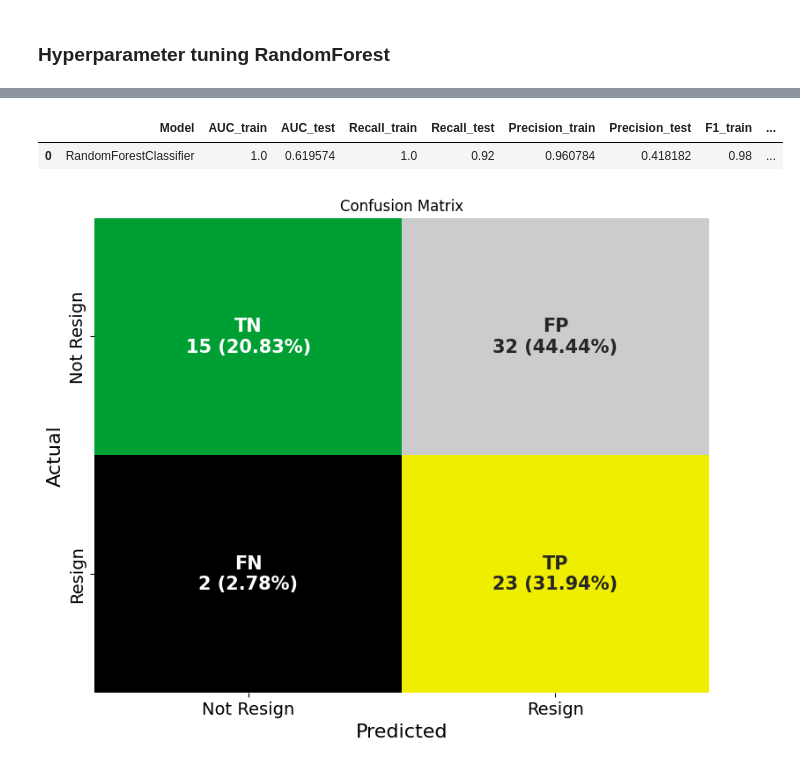
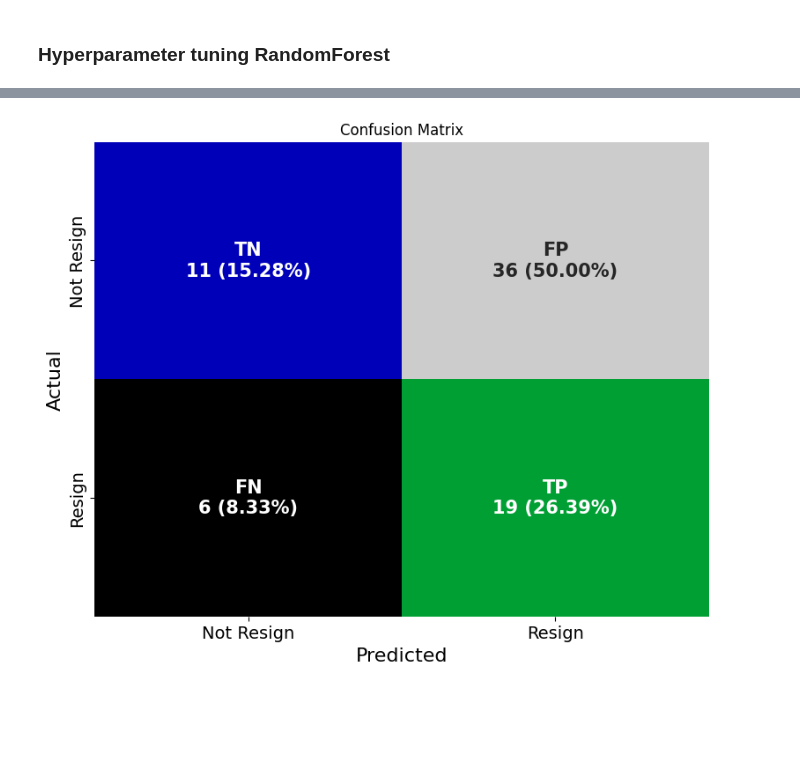
Before and after one commit to azaryasph/Improving-Employee-Retention-By-Predicting-Employee-Attrition-Using-Machine-Learning, a Jupyter notebook: notebook/predict_employee_attrition.ipynb, the cells around one changed output, grey strips where cells are left out. Cells and saved outputs as stored; diff of their text form; code cells hidden in the pictures; blank space fills up the shorter version.

```diff
--- a/notebook/predict_employee_attrition.ipynb
+++ b/notebook/predict_employee_attrition.ipynb
@@ -1461,7 +1433,7 @@ eval_metrics
 fig, ax = plt.subplots(figsize=(10, 6))
 
 for model in models:
-    plot_roc_curve(model, X_train_over, y_train_over, X_test_enc_ohe, y_test, ax)
+    plot_roc_curve(model, X_train_over, y_train_over, X_test_ohe, y_test, ax)
 
 # Display the legend
 ax.legend()
@@ -1472,0 +1445,36 @@ plt.show()
+# %%
+# Define parameter to tune Random Forest
+param_rf = {
+    'n_estimators': [100, 200, 300],
+    'max_depth': [3, 5, 7, 9, 10],
+    'min_samples_split': [2, 3, 4, 5],
+    'min_samples_leaf': [1, 2, 3],
+    'max_features': ['auto', 'sqrt', 'log2'],
+    'bootstrap': [True, False],
+    'random_state': [100, 103]
+}
+
+# Initialize Random Forest
+rf_hr = RandomForestClassifier(random_state=103)
+
+# Initialize GridSearchCV
+grid_search = GridSearchCV(
+    estimator=rf_hr,
+    param_grid=param_rf,
+    scoring='recall',
+    cv=10,
+    n_jobs=-1
+)
+
+# Fit the model to the training data
+grid_search.fit(X_train_over, y_train_over)
+
+# Get the best parameters
+best_params = grid_search.best_params_
+
+# Get the best score
+best_score = grid_search.best_score_
+
+# Display the best parameters and best score
+print(f'Best Parameters: {best_params}')
+print(f'Best Score: {best_score}')
@@ -1512,14 +1536,3 @@ Best Score: 0.710344827586207
-# %%
-rf_tuned = RandomForestClassifier(**best_params, random_state=13)
-
-# Train and evaluate the tuned Random Forest model
-score_rf_tuned = train_eval_model(rf_tuned, X_train_over, y_train_over, X_test_enc_ohe, y_test, 0.3)
-
-# Display the evaluation metrics of the tuned Random Forest model
-score_rf_tuned
-# %% [output]
-|  | Model | AUC_train | AUC_test | Recall_train | Recall_test | Precision_train | Precision_test | F1_train | ... |
-| 0 | RandomForestClassifier | 1.0 | 0.619574 | 1.0 | 0.92 | 0.960784 | 0.418182 | 0.98 | ... |
 # %%
 def plot_confusion_matrix(model, X_test, y_test, threshold):
     """
@@ -1552,32 +1565,32 @@ def plot_confusion_matrix(model, X_test, y_test, threshold):
                        ['FN', 'TP']])
 
     # Create labels with the percentage values
     labels = (np.asarray(["{0}\n{1} ({2:.2%})".format(label, value, percentage)
                               for label, value, percentage in zip(labels.flatten(), cm.flatten(), cm_perc.flatten())])
                  ).reshape(2,2)
 
     # Create a heatmap of the confusion matrix
     plt.figure(figsize=(9, 7))
     sns.heatmap(
         cm,
         annot=labels,
         fmt='',
         cmap='nipy_spectral',
         cbar=False,
         annot_kws={'size': 15, 'weight': 'bold'},
         # linewidths=0.5,
         linecolor='black',
         xticklabels=['Not Resign', 'Resign'],
         yticklabels=['Not Resign', 'Resign']
 
     )
     plt.xticks(fontsize=14)
     plt.yticks(fontsize=14)
     plt.xlabel('Predicted', fontsize=16)
     plt.ylabel('Actual', fontsize=16)
     plt.title('Confusion Matrix')
     plt.show()
 
-plot_confusion_matrix(rf_tuned, X_test_enc_ohe, y_test, 0.3)
+plot_confusion_matrix(rf_tuned, X_test_ohe, y_test, 0.35)
 # %% [output]
-[figure, old version]
+[figure, new version]
```
Also changed, not shown: parts of 23 cells of this notebook.
